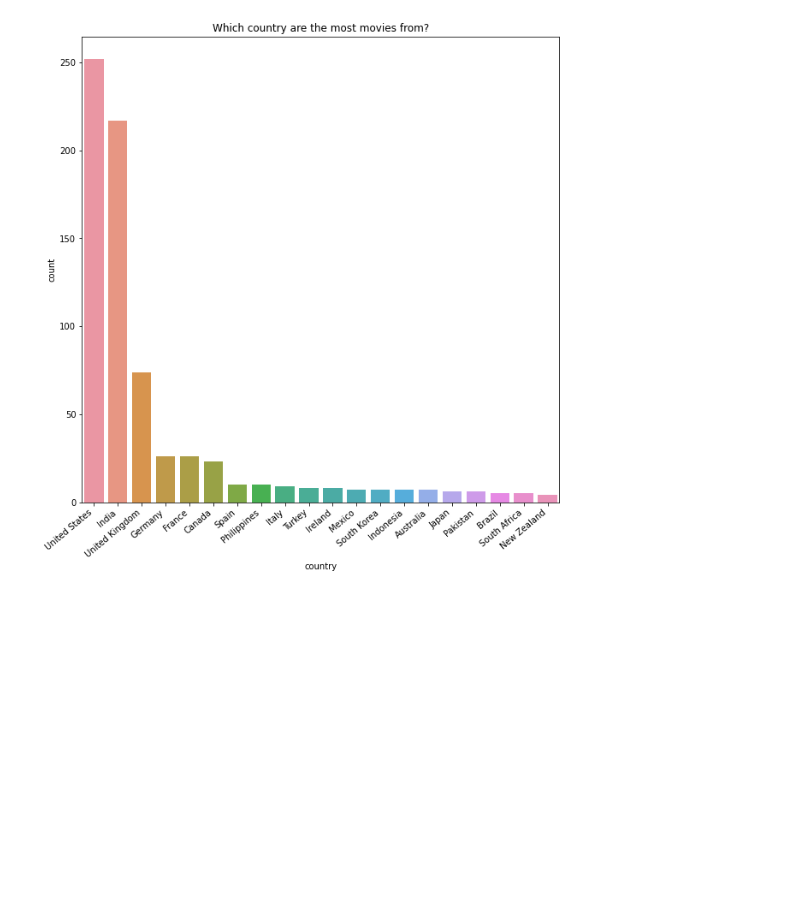
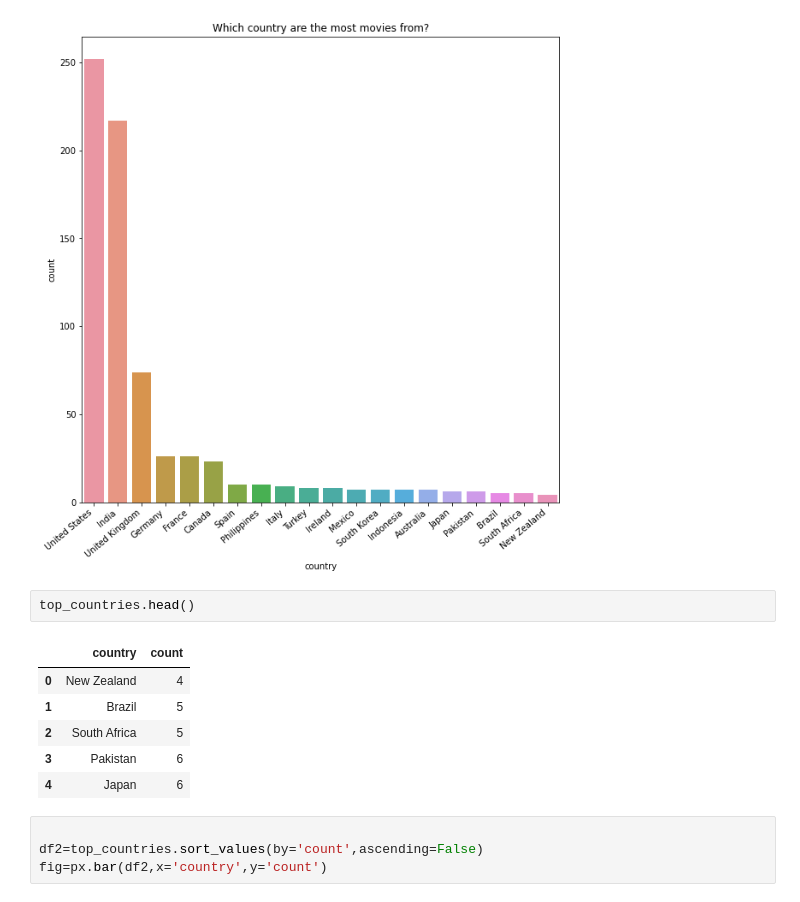
Before and after one commit to Manojkc15/BigData, a Jupyter notebook: Netflix and IMDb (With Recommendations)/IMDb and Netflix Movie and Shows Rating Analysis.ipynb, the cells around one changed output. Saved outputs shown, nothing was run; the diff lists cells and outputs as text; blank space fills up the shorter version.

```diff
--- a/Netflix and IMDb (With Recommendations)/IMDb and Netflix Movie and Shows Rating Analysis.ipynb
+++ b/Netflix and IMDb (With Recommendations)/IMDb and Netflix Movie and Shows Rating Analysis.ipynb
@@ -122,3 +123,16 @@ ax.set_xticklabels(ax.get_xticklabels(), rotation=40, ha="right")
 plt.show()
 # %% [output]
 [figure]
+# %%
+top_countries.head()
+# %% [output]
+|  | country | count |
+| 0 | New Zealand | 4 |
+| 1 | Brazil | 5 |
+| 2 | South Africa | 5 |
+| 3 | Pakistan | 6 |
+| 4 | Japan | 6 |
+# %%
+
+df2=top_countries.sort_values(by='count',ascending=False)
+fig=px.bar(df2,x='country',y='count')
```
Also changed, not shown: parts of 2 cells of this notebook, 3 other files.
